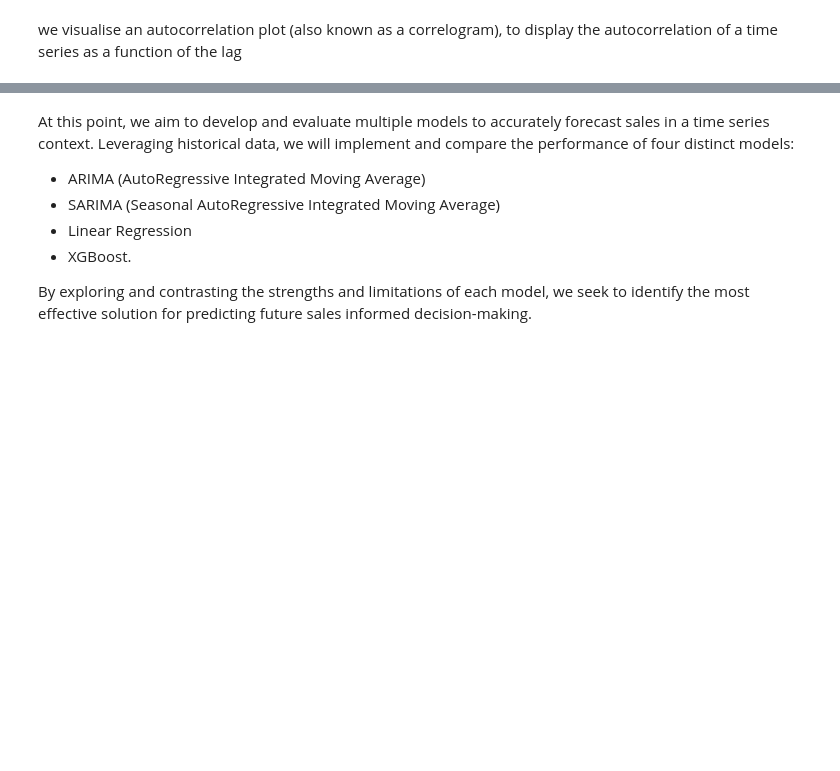
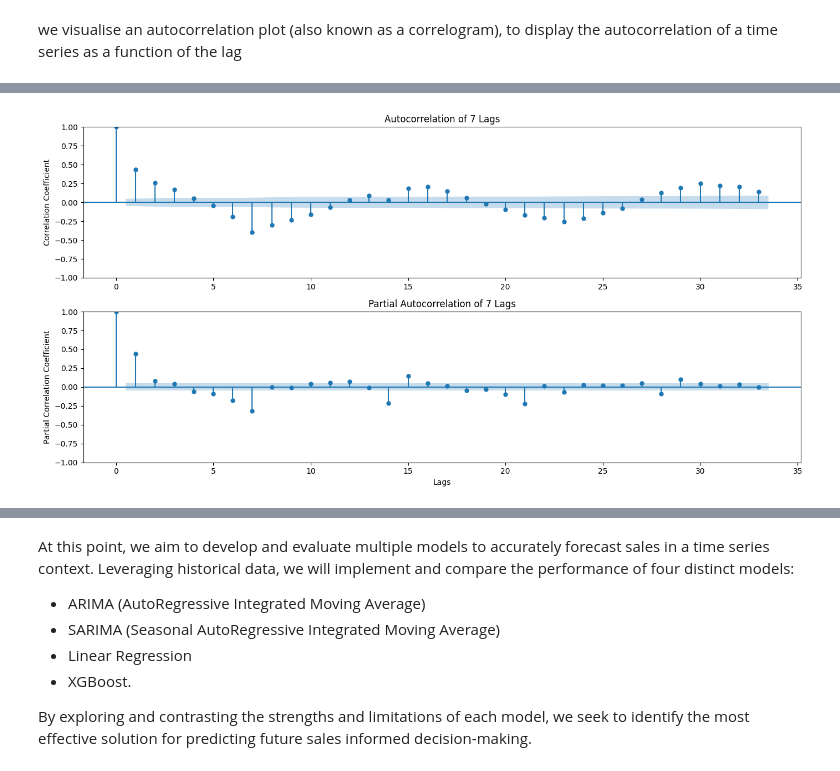
Before and after one commit to edadso/TS-Forecasting, a Jupyter notebook: notebooks/project_code.ipynb, the cells around one changed output, grey strips where cells are left out. Drawn from its saved outputs; the diff is of its cells as text; code cells hidden in the pictures; blank space fills up the shorter version.

```diff
--- a/notebooks/project_code.ipynb
+++ b/notebooks/project_code.ipynb
@@ -1469,0 +1498,22 @@ plt.show()
+# %%
+# Plot Autocorrelation Plot
+fig, ax = plt.subplots(nrows = 2, ncols = 1, figsize = (14, 7))
+
+# Plot the autocorrelation function with dedicated function
+plot_acf(train_total_daily_sales["sales_difference_7"].dropna(), ax = ax[0])
+# Plot the partial autocorrelation function with dedicated function
+plot_pacf(train_total_daily_sales["sales_difference_7"].dropna(), ax = ax[1])
+
+# Set labels and title for the Autocorrelation plot
+plt.xlabel("Lags")
+ax[0].set_ylabel("Correlation Coefficient")
+ax[0].set_title("Autocorrelation of 7 Lags")
+
+# Set labels and title for the Partial Autocorrelation plot
+ax[1].set_ylabel("Partial Correlation Coefficient")
+ax[1].set_title("Partial Autocorrelation of 7 Lags")
+plt.tight_layout()
+
+plt.show()
+# %% [output]
+[figure, added]
```
Also changed, not shown: parts of 65 cells of this notebook, 1 other file.
